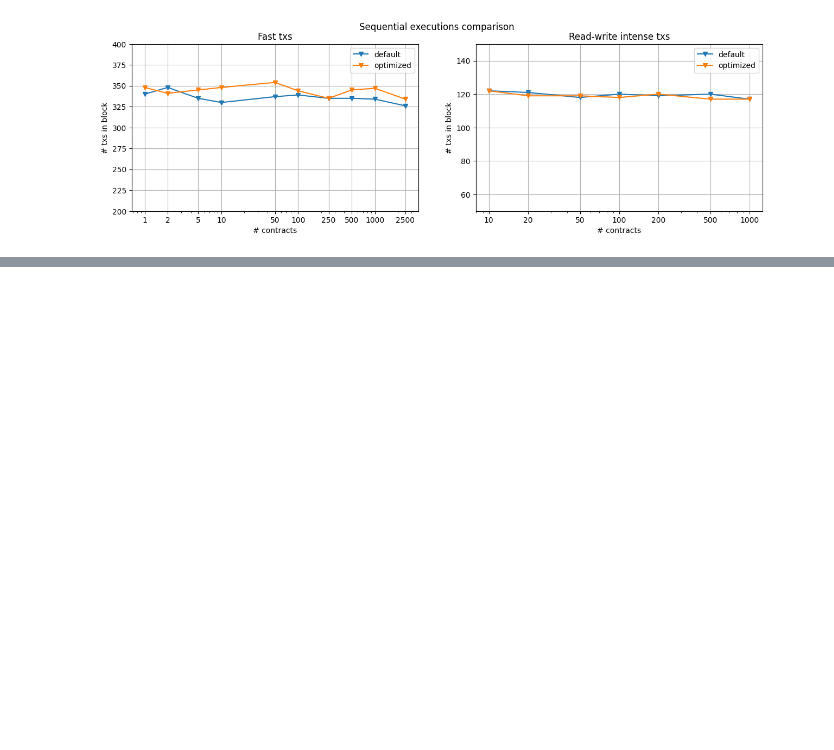
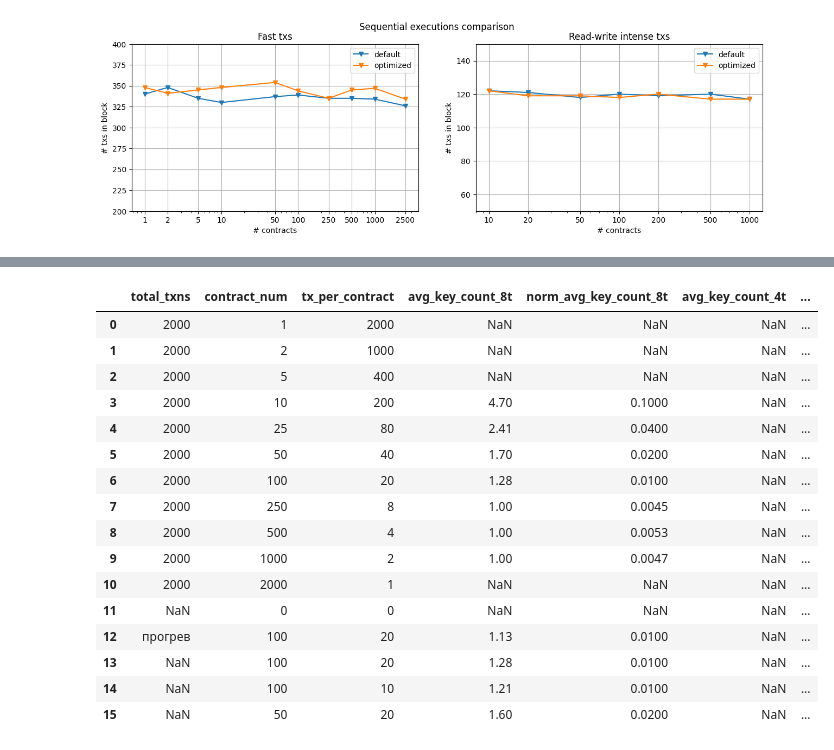
Before and after one commit to dmitrygulevich2000/we-benchmark, a Jupyter notebook: artifacts/Notebook.ipynb, the cells around one changed output, grey strips where cells are left out. Saved outputs shown, nothing was run; the diff lists cells and outputs as text; code cells hidden in the pictures; blank space fills up the shorter version.

```diff
--- a/artifacts/Notebook.ipynb
+++ b/artifacts/Notebook.ipynb
@@ -138,0 +195,21 @@ fig.show()
+# %%
+cont_rw = pd.read_csv("bench - contention_rwintense_tx.csv", decimal=",")
+cont_rw
+# %% [output]
+|  | total_txns | contract_num | tx_per_contract | avg_key_count_8t | norm_avg_key_count_8t | avg_key_count_4t | ... |
+| 0 | 2000 | 1 | 2000 | NaN | NaN | NaN | ... |
+| 1 | 2000 | 2 | 1000 | NaN | NaN | NaN | ... |
+| 2 | 2000 | 5 | 400 | NaN | NaN | NaN | ... |
+| 3 | 2000 | 10 | 200 | 4.70 | 0.1000 | NaN | ... |
+| 4 | 2000 | 25 | 80 | 2.41 | 0.0400 | NaN | ... |
+| 5 | 2000 | 50 | 40 | 1.70 | 0.0200 | NaN | ... |
+| 6 | 2000 | 100 | 20 | 1.28 | 0.0100 | NaN | ... |
+| 7 | 2000 | 250 | 8 | 1.00 | 0.0045 | NaN | ... |
+| 8 | 2000 | 500 | 4 | 1.00 | 0.0053 | NaN | ... |
+| 9 | 2000 | 1000 | 2 | 1.00 | 0.0047 | NaN | ... |
+| 10 | 2000 | 2000 | 1 | NaN | NaN | NaN | ... |
+| 11 | NaN | 0 | 0 | NaN | NaN | NaN | ... |
+| 12 | прогрев | 100 | 20 | 1.13 | 0.0100 | NaN | ... |
+| 13 | NaN | 100 | 20 | 1.28 | 0.0100 | NaN | ... |
+| 14 | NaN | 100 | 10 | 1.21 | 0.0100 | NaN | ... |
+| 15 | NaN | 50 | 20 | 1.60 | 0.0200 | NaN | ... |
```
Also changed, not shown: parts of 3 cells of this notebook, 19 other files.
